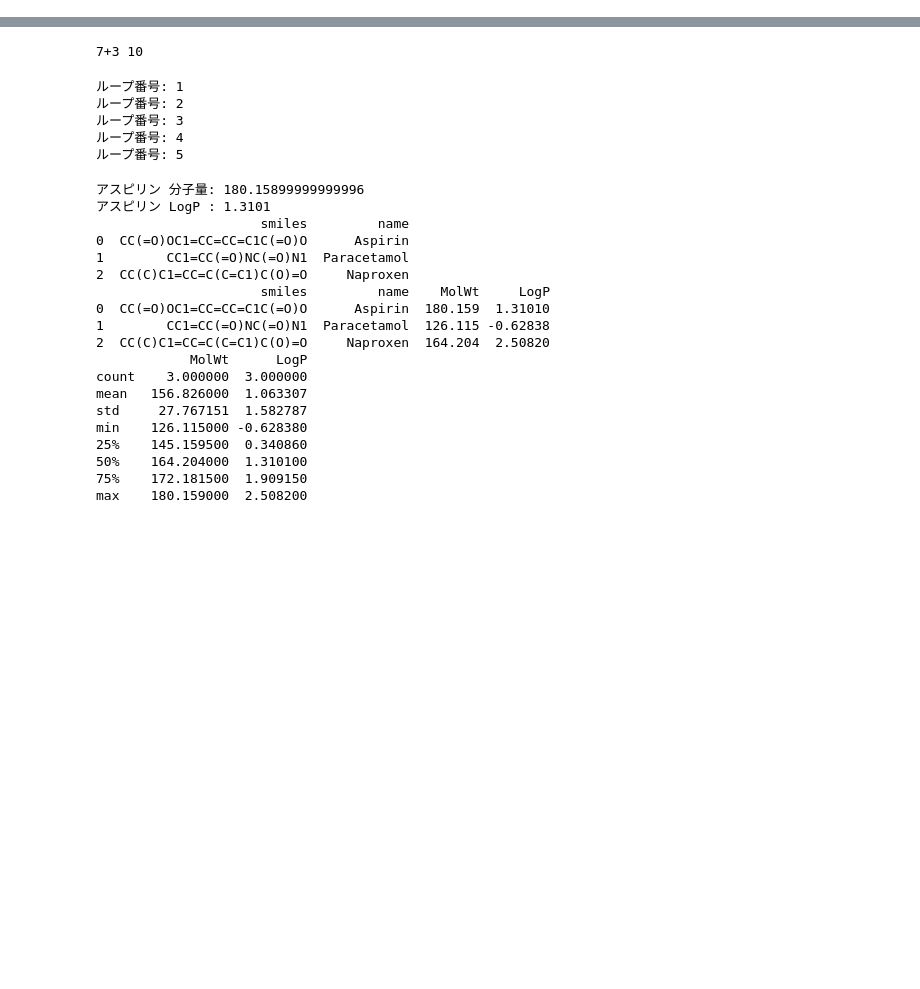
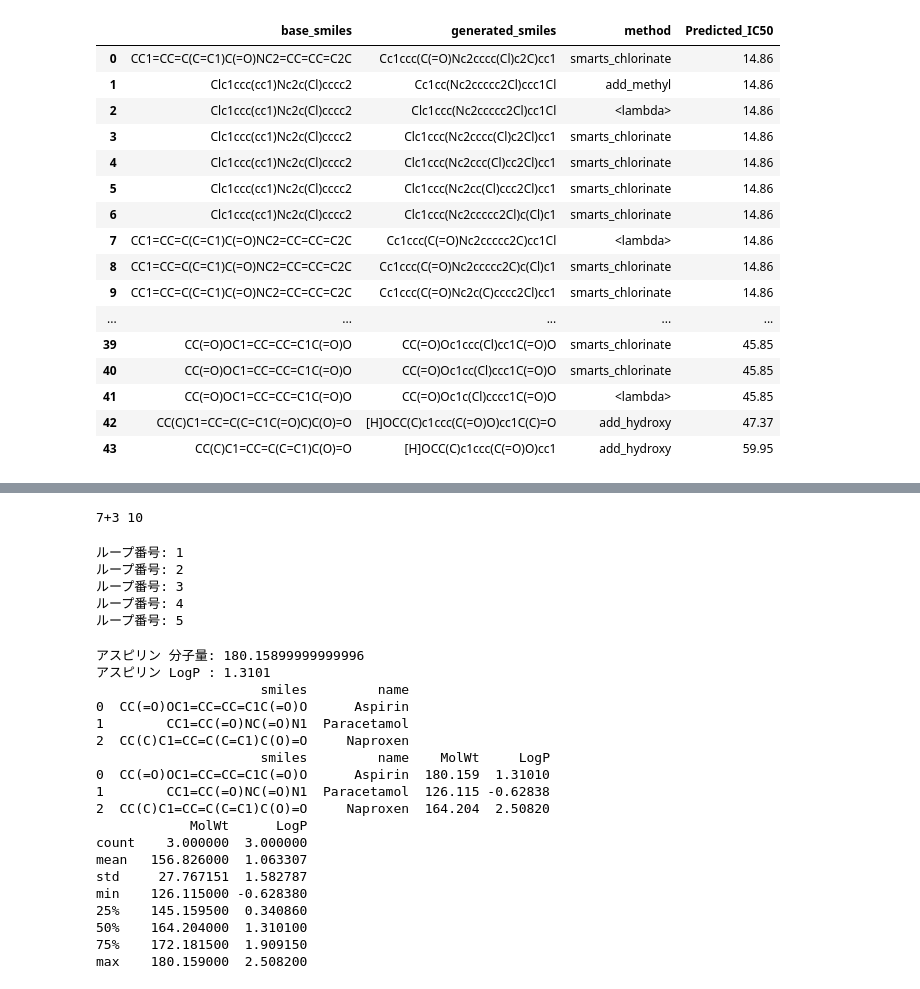
Before and after one commit to toooo-pharma/AI-, a Jupyter notebook: AI創薬.ipynb, the cells around one changed output, grey strips where cells are left out. Saved outputs shown, nothing was run; the diff lists cells and outputs as text; code cells hidden in the pictures; blank space fills up the shorter version.

```diff
--- a/AI創薬.ipynb
+++ b/AI創薬.ipynb
@@ -2,0 +74,13 @@
+# %%
+#QSAR
+from sklearn.ensemble import RandomForestRegressor
+
+X = df_desc[descriptor_names]
+y = df_desc["IC50"]
+
+model = RandomForestRegressor(random_state=42)
+model.fit(X, y)
+
+y_pred = model.predict(X)
+df_desc["Predicted_IC50"] = y_pred
+df_desc
@@ -2,0 +231,37 @@
+# %%
+#新規の薬物のスクリーニング
+# --- QSAR予測（IC50）をgenerated_smiles列に自動付与 ---
+results = []
+
+for idx, row in df_gen.iterrows():
+    desc = smiles_to_descriptors(row["generated_smiles"])
+    if None not in desc:
+        pred_ic50 = model.predict([desc])[0]
+        results.append({
+            "base_smiles": row["base_smiles"],
+            "generated_smiles": row["generated_smiles"],
+            "method": row["method"],
+            "Predicted_IC50": pred_ic50
+        })
+
+df_screen = pd.DataFrame(results)
+df_screen = df_screen.sort_values("Predicted_IC50").reset_index(drop=True)
+display(df_screen)
+# %% [output]
+|  | base_smiles | generated_smiles | method | Predicted_IC50 |
+| 0 | CC1=CC=C(C=C1)C(=O)NC2=CC=CC=C2C | Cc1ccc(C(=O)Nc2cccc(Cl)c2C)cc1 | smarts_chlorinate | 14.86 |
+| 1 | Clc1ccc(cc1)Nc2c(Cl)cccc2 | Cc1cc(Nc2ccccc2Cl)ccc1Cl | add_methyl | 14.86 |
+| 2 | Clc1ccc(cc1)Nc2c(Cl)cccc2 | Clc1ccc(Nc2ccccc2Cl)cc1Cl | <lambda> | 14.86 |
+| 3 | Clc1ccc(cc1)Nc2c(Cl)cccc2 | Clc1ccc(Nc2cccc(Cl)c2Cl)cc1 | smarts_chlorinate | 14.86 |
+| 4 | Clc1ccc(cc1)Nc2c(Cl)cccc2 | Clc1ccc(Nc2ccc(Cl)cc2Cl)cc1 | smarts_chlorinate | 14.86 |
+| 5 | Clc1ccc(cc1)Nc2c(Cl)cccc2 | Clc1ccc(Nc2cc(Cl)ccc2Cl)cc1 | smarts_chlorinate | 14.86 |
+| 6 | Clc1ccc(cc1)Nc2c(Cl)cccc2 | Clc1ccc(Nc2ccccc2Cl)c(Cl)c1 | smarts_chlorinate | 14.86 |
+| 7 | CC1=CC=C(C=C1)C(=O)NC2=CC=CC=C2C | Cc1ccc(C(=O)Nc2ccccc2C)cc1Cl | <lambda> | 14.86 |
+| 8 | CC1=CC=C(C=C1)C(=O)NC2=CC=CC=C2C | Cc1ccc(C(=O)Nc2ccccc2C)c(Cl)c1 | smarts_chlorinate | 14.86 |
+| 9 | CC1=CC=C(C=C1)C(=O)NC2=CC=CC=C2C | Cc1ccc(C(=O)Nc2c(C)cccc2Cl)cc1 | smarts_chlorinate | 14.86 |
+| ... | ... | ... | ... | ... |
+| 39 | CC(=O)OC1=CC=CC=C1C(=O)O | CC(=O)Oc1ccc(Cl)cc1C(=O)O | smarts_chlorinate | 45.85 |
+| 40 | CC(=O)OC1=CC=CC=C1C(=O)O | CC(=O)Oc1cc(Cl)ccc1C(=O)O | smarts_chlorinate | 45.85 |
+| 41 | CC(=O)OC1=CC=CC=C1C(=O)O | CC(=O)Oc1c(Cl)cccc1C(=O)O | <lambda> | 45.85 |
+| 42 | CC(C)C1=CC=C(C=C1C(=O)C)C(O)=O | [H]OCC(C)c1ccc(C(=O)O)cc1C(C)=O | add_hydroxy | 47.37 |
+| 43 | CC(C)C1=CC=C(C=C1)C(O)=O | [H]OCC(C)c1ccc(C(=O)O)cc1 | add_hydroxy | 59.95 |
```
Also changed, not shown: parts of 10 cells of this notebook.
